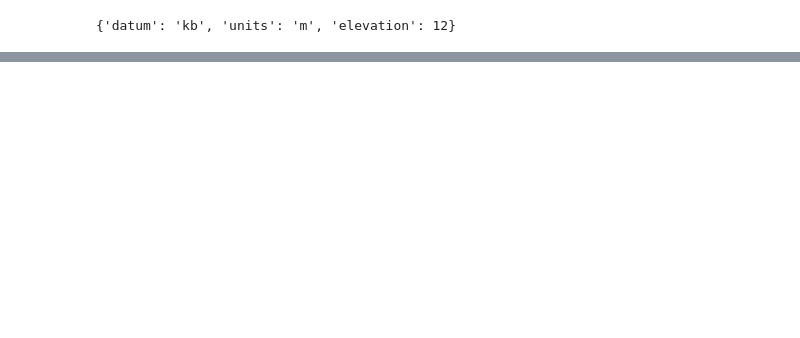
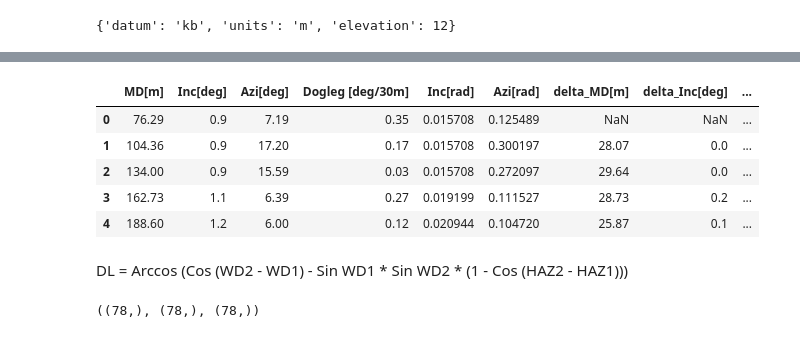
Before and after one commit to Zabamund/wellpathpy, a Jupyter notebook: Wellpathpy_proto.ipynb, the cells around one changed output, grey strips where cells are left out. Saved outputs shown, nothing was run; the diff lists cells and outputs as text; code cells hidden in the pictures; blank space fills up the shorter version.

```diff
--- a/Wellpathpy_proto.ipynb
+++ b/Wellpathpy_proto.ipynb
@@ -134,0 +173,4 @@ mdtotvd()
+# %%
+dev['Inc[rad]'] = np.radians(dev['Inc[deg]'].values)
+dev['Azi[rad]'] = np.radians(dev['Azi[deg]'].values)
+dev.head()
@@ -134,0 +184,2 @@ mdtotvd()
+# %%
+dev_diff = dev.diff()
@@ -134,0 +195,25 @@ mdtotvd()
+# %%
+dev_diff.rename(index=str, columns={'MD[m]': 'delta_MD[m]',
+                                    'Inc[deg]': 'delta_Inc[deg]',
+                                    'Azi[deg]': 'delta_Azi[deg]',
+                                    'Inc[rad]': 'delta_Inc[rad]',
+                                    'Azi[rad]': 'delta_Azi[rad]',
+                                    'Dogleg [deg/30m]': 'delta_Dogleg [deg/30m]',
+                                   },
+                inplace=True,
+               )
+# %%
+dev.reset_index(drop=True, inplace=True)
+dev_diff.reset_index(drop=True, inplace=True)
+# %%
+dev = pd.concat([dev, dev_diff], axis=1, join_axes=[dev_diff.index])
+dev.head()
+# %% [output]
+|  | MD[m] | Inc[deg] | Azi[deg] | Dogleg [deg/30m] | Inc[rad] | Azi[rad] | delta_MD[m] | delta_Inc[deg] | ... |
+| 0 | 76.29 | 0.9 | 7.19 | 0.35 | 0.015708 | 0.125489 | NaN | NaN | ... |
+| 1 | 104.36 | 0.9 | 17.20 | 0.17 | 0.015708 | 0.300197 | 28.07 | 0.0 | ... |
+| 2 | 134.00 | 0.9 | 15.59 | 0.03 | 0.015708 | 0.272097 | 29.64 | 0.0 | ... |
+| 3 | 162.73 | 1.1 | 6.39 | 0.27 | 0.019199 | 0.111527 | 28.73 | 0.2 | ... |
+| 4 | 188.60 | 1.2 | 6.00 | 0.12 | 0.020944 | 0.104720 | 25.87 | 0.1 | ... |
+# %% [markdown]
+DL = Arccos (Cos (WD2 - WD1) - Sin WD1 * Sin WD2 * (1 - Cos (HAZ2 - HAZ1)))
@@ -134,0 +232,4 @@ mdtotvd()
+# %%
+cos_incl.shape, sin_incl_product.shape, cos_azi_diff.shape
+# %% [output]
+((78,), (78,), (78,))
```
Also changed, not shown: parts of 18 cells of this notebook.
